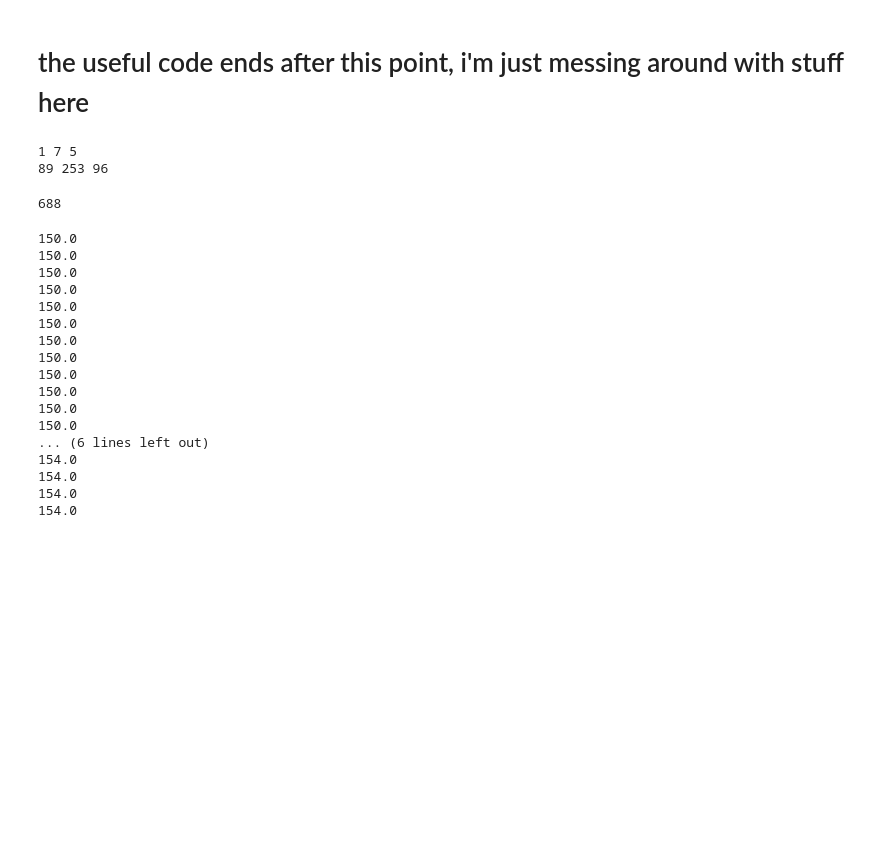
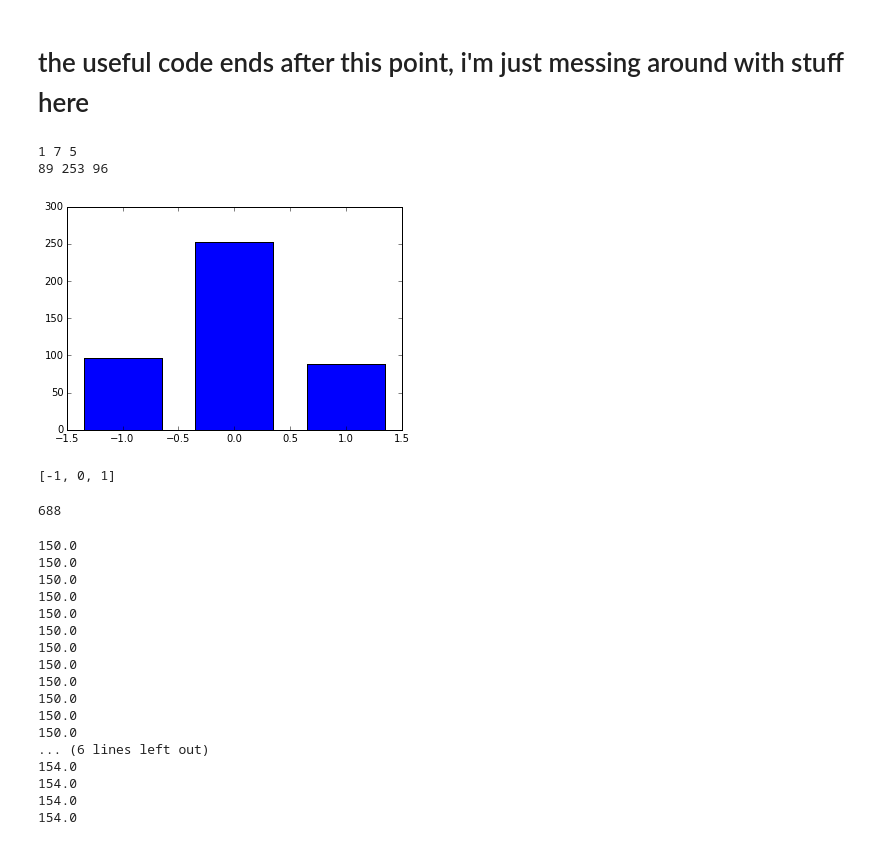
Before and after one commit to Nschanche/Filament_tracking, a Jupyter notebook: Fil_eruption_Oct_2013.ipynb, the cells around one changed output. Cells and saved outputs as stored; diff of their text form; code cells hidden in the pictures; blank space fills up the shorter version.

```diff
--- a/Fil_eruption_Oct_2013.ipynb
+++ b/Fil_eruption_Oct_2013.ipynb
@@ -565,7 +607,7 @@ print timeerup
 # %%
 #### to check tracks that aren't "good" for some reason
 noerup=[]
-check_track1=[134.0]
+check_track1=[227.0]
 check_poly1=[]
 for i in range(len(good_tracks)): #iterating through the whole list of tracks
     #if good_tracks['Track No.'][i] in intersected and good_tracks['Track No.'][i] in okay_filaments:   #if the track number is in the list created previously
@@ -634,6 +673,18 @@ print count1, count0, countneg1
 # %% [output]
 1 7 5
 89 253 96
+# %%
+x = range(-1, 2)
+y = (countneg1, count0, count1)
+plt.bar(x, y, width=0.7, align="center")
+plt.show()
+#index = np.arange(n_groups)
+
+
+print x
+# %% [output]
+[figure, added]
+[-1, 0, 1]
 # %%
 #### just for fun, trying to find tracks that transit the surface ? more tracks?
 fi_tracked = pd.read_csv('FIDustinTracked_2013_10.txt',delimiter='\t')
```
Also changed, not shown: parts of 4 cells of this notebook, 2 other files.
